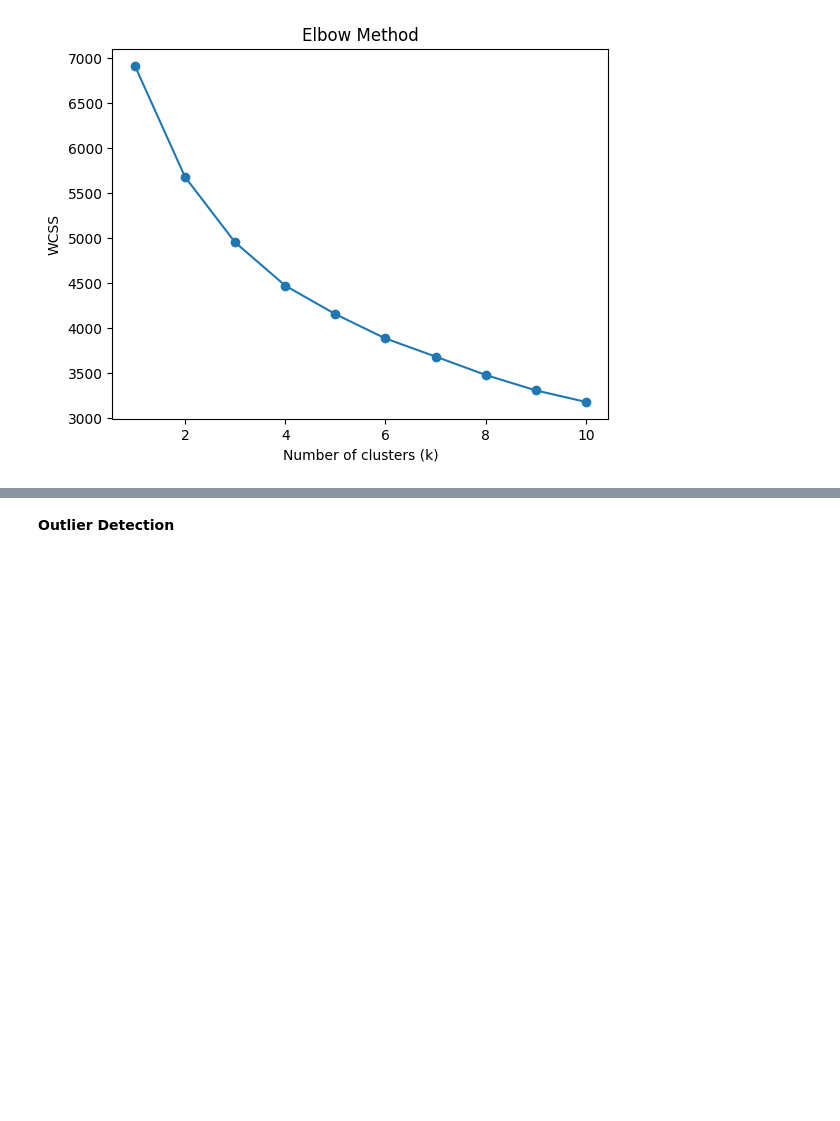
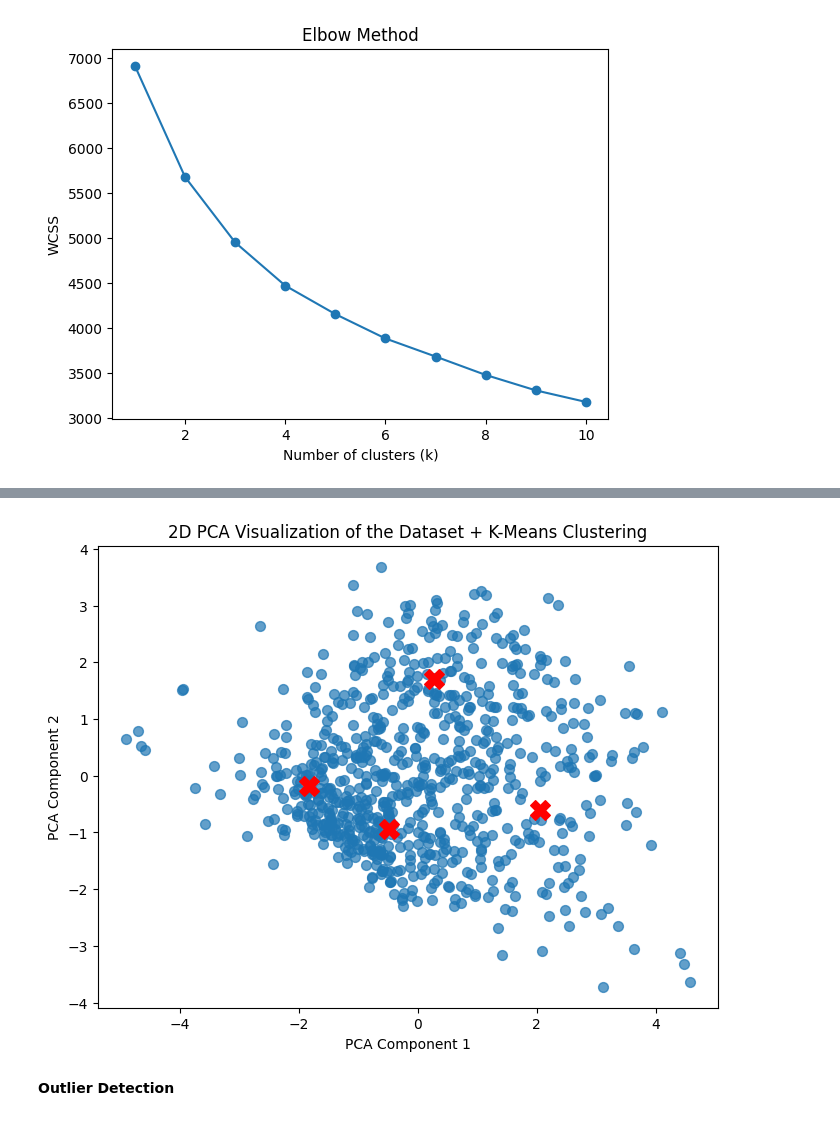
Before and after one commit to rhiats/pimaSpec, a Jupyter notebook: pima.ipynb, the cells around one changed output, grey strips where cells are left out. Drawn from its saved outputs; the diff is of its cells as text; code cells hidden in the pictures; blank space fills up the shorter version.

```diff
--- a/pima.ipynb
+++ b/pima.ipynb
@@ -328,3 +340,19 @@ plt.show()
+# %%
+#pca visualization with cluster centers
+pca = PCA(n_components=2)
+X_pca = pca.fit_transform(X_scaled)
+cluster_centers_pca = pca.fit_transform(cluster_centers)
+
+# Step 2: Plot the PCA result in 2D
+plt.figure(figsize=(8, 6))
+plt.scatter(X_pca[:, 0], X_pca[:, 1], s=50, cmap='viridis', alpha=0.7)
+plt.scatter(cluster_centers_pca[:, 0], cluster_centers_pca[:, 1], c='red', s=200, marker='X', label='Cluster Centers')
+plt.title('2D PCA Visualization of the Dataset + K-Means Clustering')
+plt.xlabel('PCA Component 1')
+plt.ylabel('PCA Component 2')
+plt.show()
+# %% [output]
+[figure, added]
 # %% [markdown]
 **Outlier Detection**
 # %% [markdown]
```
Also changed, not shown: parts of 8 cells of this notebook.
